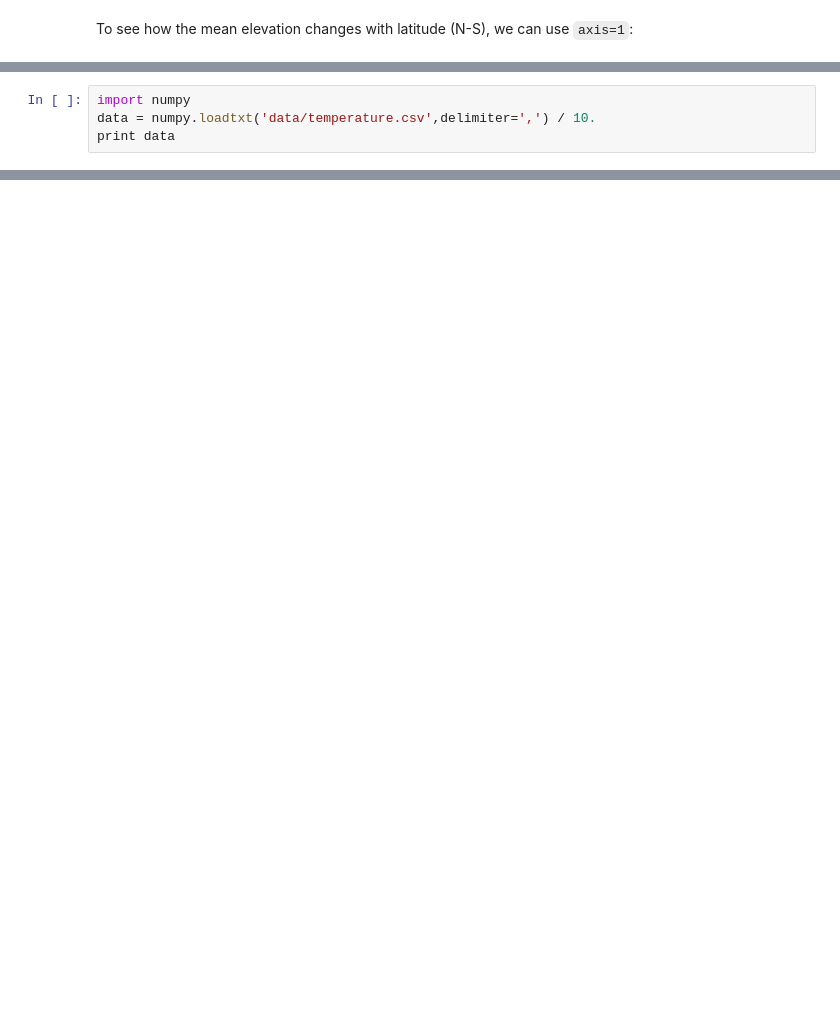
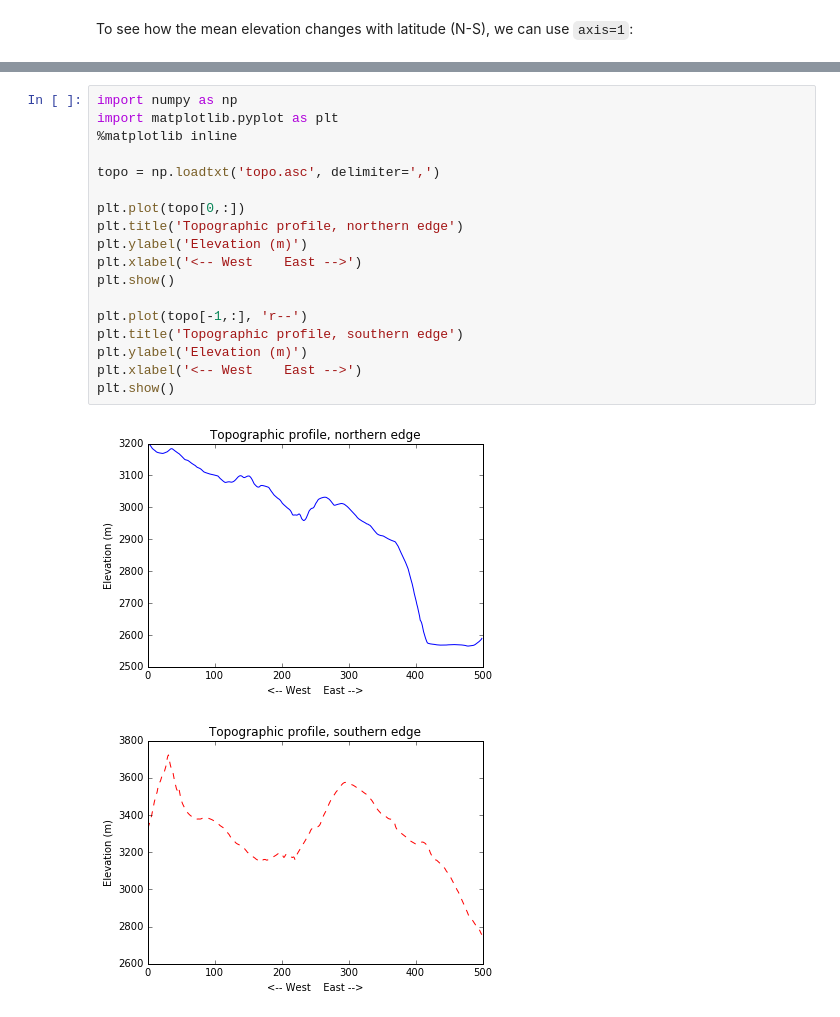
Before and after one commit to csdms/csdms-carpentry, a Jupyter notebook: lessons/python/01-numpy.ipynb, the cells around one changed output, grey strips where cells are left out. Saved outputs shown, nothing was run; the diff lists cells and outputs as text; blank space fills up the shorter version.

```diff
--- a/lessons/python/01-numpy.ipynb
+++ b/lessons/python/01-numpy.ipynb
@@ -265,4 +333,0 @@ float( 57 ) / 2.0 is 28.5
-# %%
-import numpy
-data = numpy.loadtxt('data/temperature.csv',delimiter=',') / 10.
-print data
@@ -273,0 +340,21 @@ print data
+# %%
+import numpy as np
+import matplotlib.pyplot as plt
+%matplotlib inline
+
+topo = np.loadtxt('topo.asc', delimiter=',')
+
+plt.plot(topo[0,:])
+plt.title('Topographic profile, northern edge')
+plt.ylabel('Elevation (m)')
+plt.xlabel('<-- West    East -->')
+plt.show()
+
+plt.plot(topo[-1,:], 'r--')
+plt.title('Topographic profile, southern edge')
+plt.ylabel('Elevation (m)')
+plt.xlabel('<-- West    East -->')
+plt.show()
+# %% [output]
+[figure, added]
+[figure, added]
```
Also changed, not shown: parts of 51 cells of this notebook.
